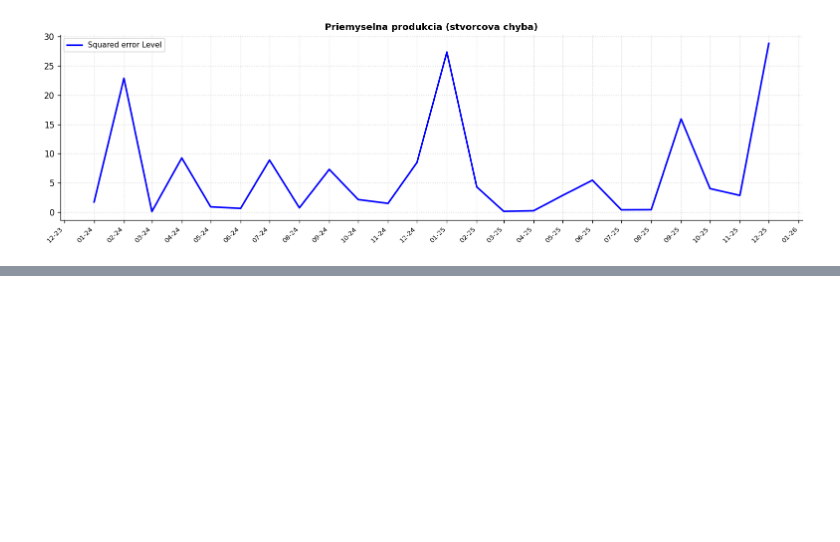
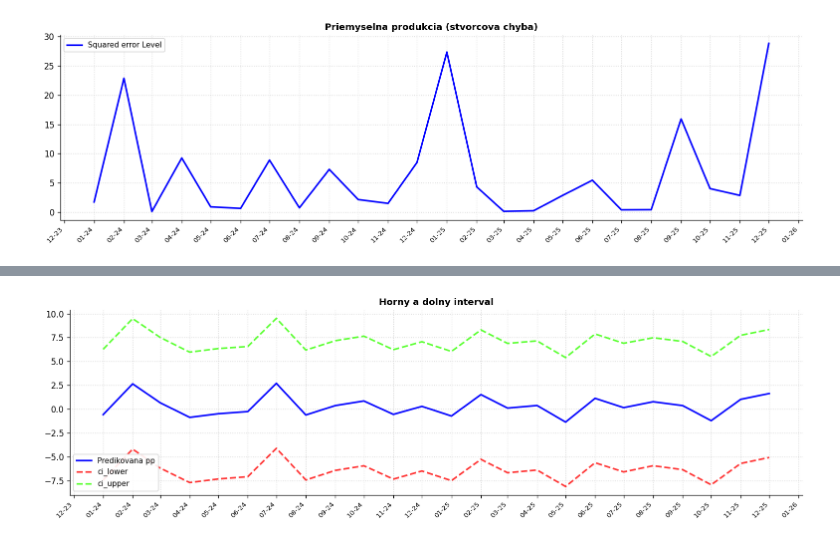
Before and after one commit to Adam24-7/Diplomovka_repo, a Jupyter notebook: models/ARIMAX.ipynb, the cells around one changed output, grey strips where cells are left out. Cells and saved outputs as stored; diff of their text form; code cells hidden in the pictures; blank space fills up the shorter version.

Commit message:
arimax_updt2

```diff
--- a/models/ARIMAX.ipynb
+++ b/models/ARIMAX.ipynb
@@ -362,0 +382,16 @@ _ = forecast_plot(X_axis,Y_axis,titles, labels, colors, linestyles, linewidths,
+# %%
+Y_axis = [results_arimax["predicted_diff"], step_diag_df["ci_lower"], step_diag_df["ci_upper"]]
+X_axis = [results_arimax.index] * len(Y_axis)
+labels = ["Predikovana pp","ci_lower", "ci_upper"] * len(Y_axis)
+titles = ["Horny a dolny interval"]
+colors = ["#0000FF", "#FF0000", "#33FF00"] * len(Y_axis)
+linestyles = ["-", "--", "--"] * len(Y_axis)
+linewidths = [] * len(Y_axis)
+alphas = [1, 0.8, 0.8] * len(Y_axis)
+fig_size = [13,4]
+num_rows = 1
+num_cols = 1
+
+_ = forecast_plot(X_axis,Y_axis,titles, labels, colors, linestyles, linewidths, alphas,fig_size, num_rows, num_cols, 3)
+# %% [output]
+[figure, added]
```
Also changed, not shown: parts of 11 cells of this notebook, 3 other files.
